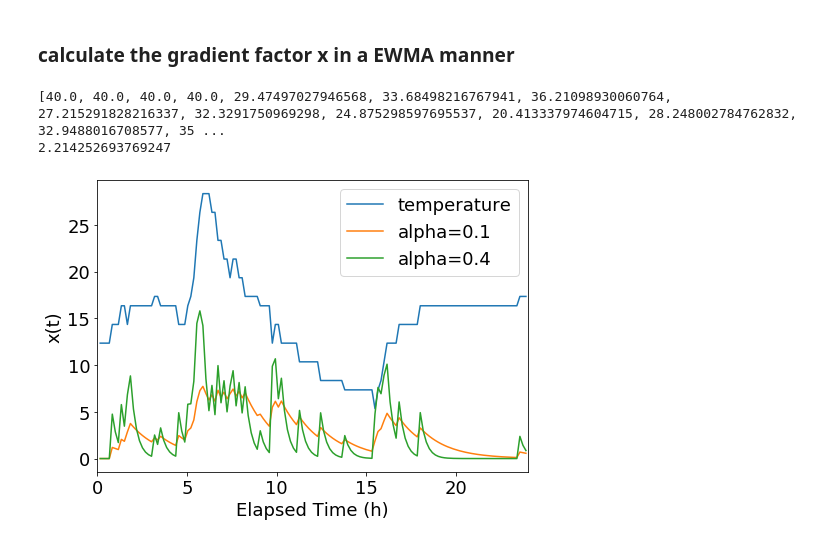
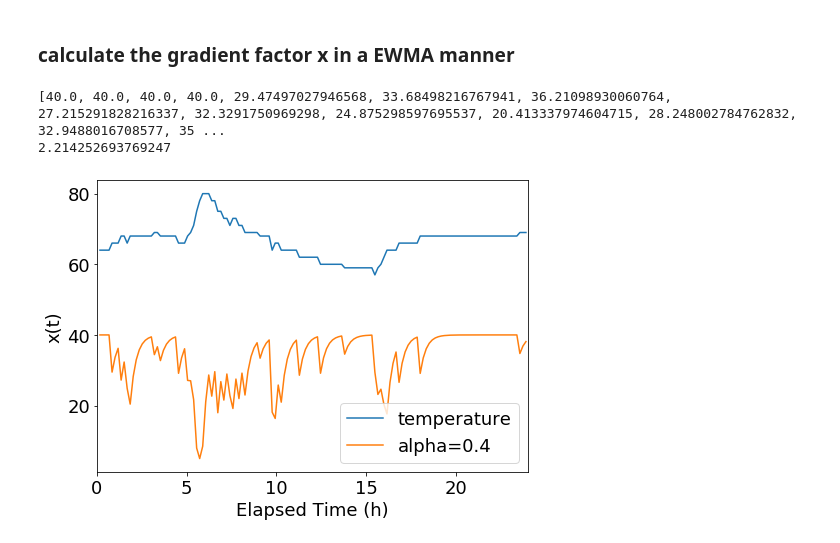
Before and after one commit to Orienfish/CSE291KW20, a Jupyter notebook: MQTT_Server/plot_data.ipynb, the cells around one changed output. Drawn from its saved outputs; the diff is of its cells as text; code cells hidden in the pictures.

Commit message:
update plot data

```diff
--- a/MQTT_Server/plot_data.ipynb
+++ b/MQTT_Server/plot_data.ipynb
@@ -79,37 +79,39 @@ plot(data_bat, './img/bat.png')
 # %%
 def gen_x(alpha):
     last_x = 0
     x = [last_x]
     for i in range(1, data_solar.shape[0]):
         # calculate the gradient in the past interval
         grad = abs(data_solar[i, 1] - data_solar[i-1, 1]) / (data_solar[i, 0] - data_solar[i-1, 0])
         new_x = alpha * grad + (1 - alpha) * last_x
         x.append(new_x)
         last_x = new_x
     return x
 
-plt.figure(figsize=(7, 5))
-plt.plot(data_solar[:, 0], data_solar[:, 1] - np.mean(data_solar[:, 1]) + 15, label='temperature')
-plt.plot(data_solar[:, 0], gen_x(0.1), label='alpha=0.1')
-plt.plot(data_solar[:, 0], gen_x(0.4), label='alpha=0.4')
-plt.xlim((0, 24))
-plt.xlabel("Elapsed Time (h)", fontsize=18)
-plt.ylabel("x(t)", fontsize=18)
-plt.tick_params(labelsize=18)
-plt.legend(fontsize=18)
-plt.tight_layout()
+
 
 I = []
 x = gen_x(0.4)
 I_max = 40
 I_min = 5
 k = (I_max - I_min) / max(x)
 for ele in x:
     next_I = I_max - k * ele
     I.append(next_I)
 print(I)
 print(k)
+
+plt.figure(figsize=(7, 5))
+plt.plot(data_solar[:, 0], data_solar[:, 1], label='temperature')
+plt.plot(data_solar[:, 0], I, label='alpha=0.4')
+# plt.plot(data_solar[:, 0], gen_x(0.4), label='alpha=0.4')
+plt.xlim((0, 24))
+plt.xlabel("Elapsed Time (h)", fontsize=18)
+plt.ylabel("x(t)", fontsize=18)
+plt.tick_params(labelsize=18)
+plt.legend(fontsize=18)
+plt.tight_layout()
 # %% [output]
 [40.0, 40.0, 40.0, 40.0, 29.47497027946568, 33.68498216767941, 36.21098930060764, 27.215291828216337, 32.3291750969298, 24.875298597695537, 20.413337974604715, 28.248002784762832, 32.9488016708577, 35 ...
 2.214252693769247
-[figure, old version]
+[figure, new version]
```
